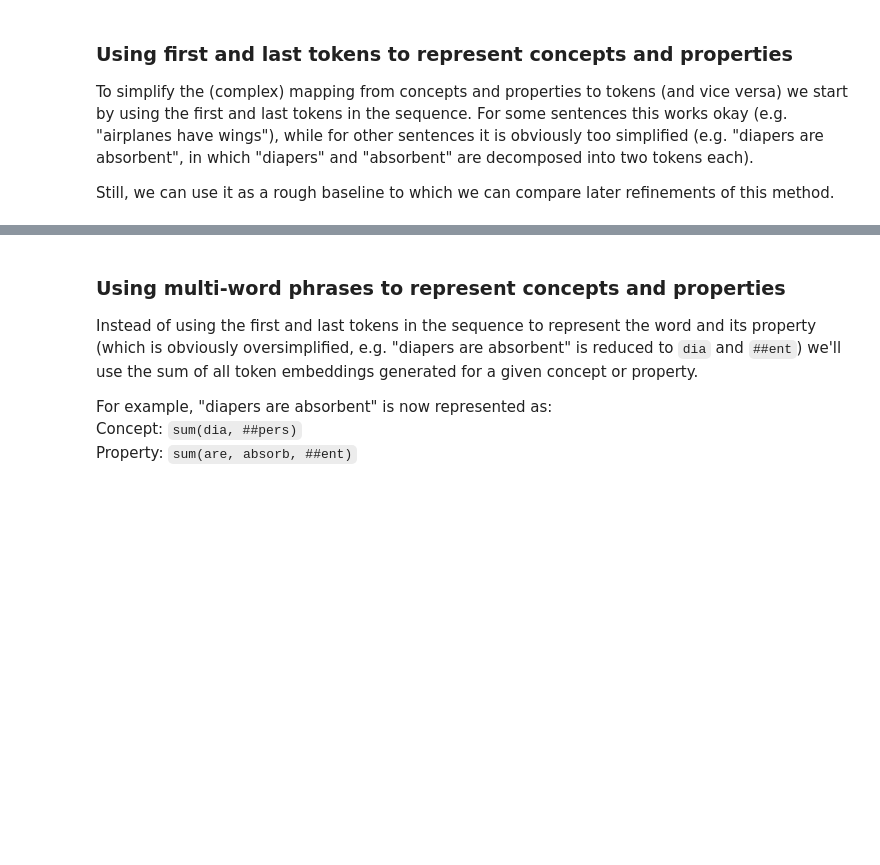
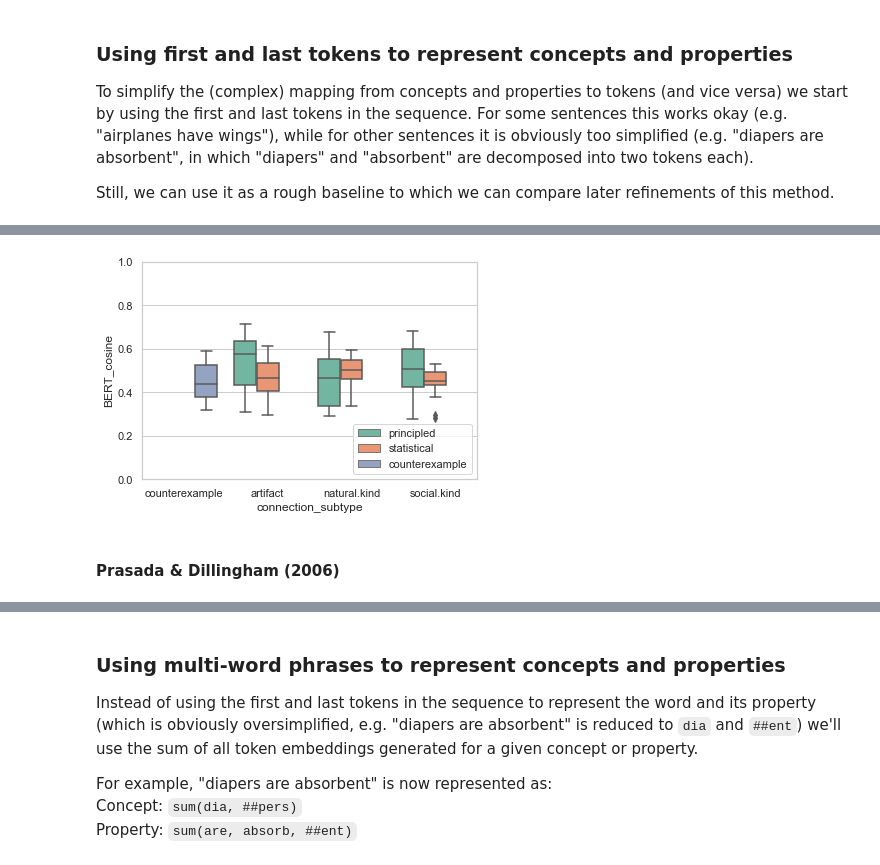
Before and after one commit to jvparidon/principled-versus-statistical, a Jupyter notebook: et_tu_BERTe.ipynb, the cells around one changed output, grey strips where cells are left out. Saved outputs shown, nothing was run; the diff lists cells and outputs as text; code cells hidden in the pictures; blank space fills up the shorter version.

```diff
--- a/et_tu_BERTe.ipynb
+++ b/et_tu_BERTe.ipynb
@@ -119,9 +117,7 @@ with torch.no_grad():
     hidden_states = outputs[2]  # grab hidden layer activations
 # %%
 # stack hidden layer states into a single tensor
-token_embeddings = torch.stack(hidden_states, dim=0)
-print(token_embeddings.size())
+token_embeddings_2006 = torch.stack(hidden_states, dim=0)
 
 # swap dimensions to order sentence, token, layer, node
-token_embeddings = token_embeddings.permute(1,2,0,3)
-print(token_embeddings.size())
+token_embeddings_2006 = token_embeddings_2006.permute(1,2,0,3)
@@ -136,7 +142,7 @@ To simplify the (complex) mapping from concepts and properties to tokens (and vi
 
 Still, we can use it as a rough baseline to which we can compare later refinements of this method.
 # %%
-norm = lambda x: x / np.linalg.norm(x)
+norm = lambda x, ax=0: x / np.linalg.norm(x, axis=ax)
 cos = lambda a, b: np.dot(norm(a), norm(b))
 
 def cos_tensor(tensor, sentence_idx, word1_idx, word2_idx):
@@ -146,5 +154,6 @@ def cos_tensor(tensor, sentence_idx, word1_idx, word2_idx):
 # %%
-for i, sentence in enumerate(tokenized[0:10]):
-    sim = cos_tensor(token_embeddings, i, 1, len(sentence) - 2)
-    print(f'{sim:.2f}: {sentence}')
+sims = []
+for i, sentence in enumerate(tokenized_2006):
+    sims.append(cos_tensor(token_embeddings_2006, i, 1, len(sentence) - 2))
+    print(f'{sims[-1]:.2f}: {sentence}')
 # %% [output]
@@ -160,0 +177,3 @@ for i, sentence in enumerate(tokenized[0:10]):
+# %%
+df_2006['BERT_cosine'] = sims
+display(df_2006.head())
@@ -160,0 +187,14 @@ for i, sentence in enumerate(tokenized[0:10]):
+# %%
+#ax = sns.violinplot(data=df_2006,
+#               hue='connection_type', x='connection_subtype',
+#               y='BERT_cosine', inner='quartile', cut=0)
+ax = sns.boxplot(data=df_2006,
+               hue='connection_type', x='connection_subtype',
+               hue_order=['principled', 'statistical', 'counterexample'],
+               y='BERT_cosine', dodge=True)
+ax.set(ylim=[0, 1]);
+ax.legend(loc=4);
+# %% [output]
+[figure, added]
+# %% [markdown]
+#### Prasada & Dillingham (2006)
```
Also changed, not shown: parts of 42 cells of this notebook, 10 other files.
